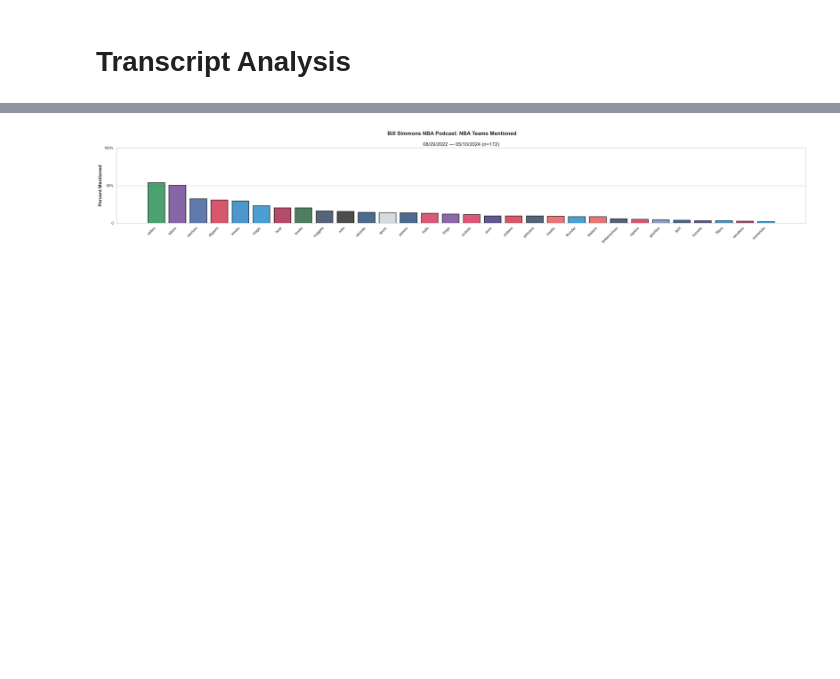
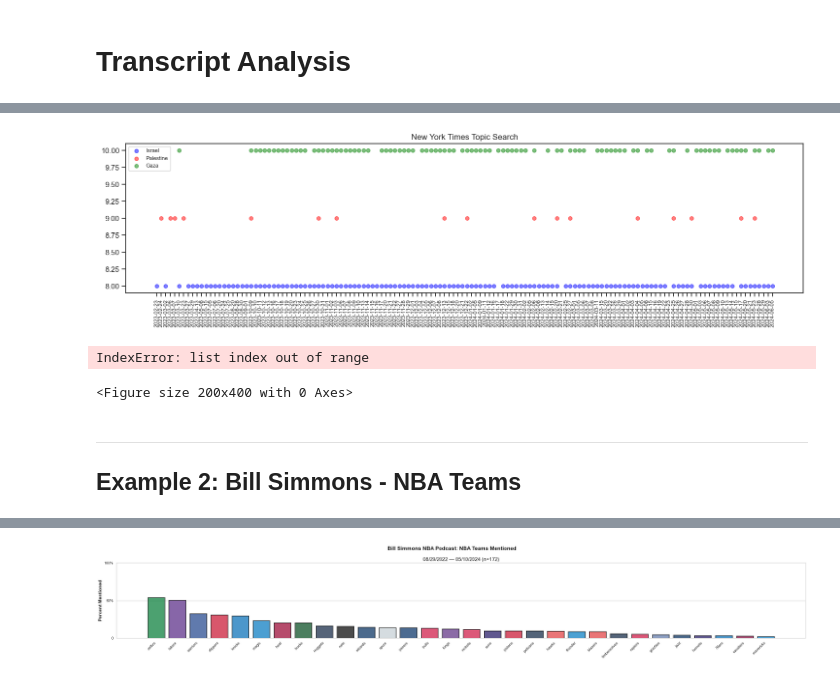
Before and after one commit to rahim-hashim/video_transcripts, a Jupyter notebook: transcript_analysis.ipynb, the cells around one changed output, grey strips where cells are left out. Saved outputs shown, nothing was run; the diff lists cells and outputs as text; code cells hidden in the pictures; blank space fills up the shorter version.

Commit message:
Transcription Update

```diff
--- a/transcript_analysis.ipynb
+++ b/transcript_analysis.ipynb
@@ -263,0 +259,5 @@ Pickling New York Times transcript_df.
+# %%
+# perform fuzzy match for all words in target_word_list
+target_word_list = ['Gaza', 'Palestine', 'Israel']
+fuzzy_threshold = 0.85
+topic_df = topic_search(transcript_df, target_word_list, fuzzy_threshold)
@@ -263,0 +302,63 @@ Pickling New York Times transcript_df.
+# %%
+# make a scatter plot for each date whether the target words are in the transcript
+sns.set_style("ticks")
+plt.figure(figsize=(18, 4))
+dates = topic_df['date']
+# for each date, see if each of the target words is in the transcript (has a max_fuzzy > 0.9)
+# if it is, add 1 to the count
+colors = ['green', 'red', 'blue']
+for date in tqdm.tqdm(sorted(dates), desc='Dates'):
+		date_df = topic_df[topic_df['date'] == date]
+		for idx, word in enumerate(target_word_list):
+			if date_df[f'max_fuzzy_{word}'].max() > 0.9:
+				plt.scatter(date, 10-idx, color=colors[idx], s=30, alpha=0.5, label=word)
+plt.xticks(rotation=90, fontsize=8)
+plt.title(f'{author_name} Topic Search')
+# only show the legend for each word once, not for each date
+# get the handles and labels for the legend
+handles, labels = plt.gca().get_legend_handles_labels()
+by_label = dict(zip(labels, handles))
+plt.legend(by_label.values(), by_label.keys(), loc='upper left', fontsize=8)
+plt.show()
+# %% [output]
+[figure, added]
+# %%
+# make a grouped bar plot for the number of rows with 'Michael Barbaro' vs. 'Sabrina Tavern' with max_fuzzy > 0.9
+# and the number of rows with the topic word with max_fuzzy > 0.9
+# make a plot as to the number of rows with 'Michael Barbaro' vs. 'Sabrina Tavern' with max_fuzzy > 0.9
+sns.set_theme(style="whitegrid")
+plt.figure(figsize=(2, 4))
+hosts = target_word_list[:2]
+topic = target_word_list[4]
+# for each host find the number of rows with max_fuzzy > 0.9 and plot
+for h_idx, host in enumerate(hosts):
+	spacing = 0
+	if h_idx > 0:
+		spacing = 1
+	# find the number of rows with max_fuzzy > 0.9 for the host
+	host_df = transcript_df[transcript_df[f'max_fuzzy_{host}'] > 0.85]
+	# find the number of rows with max_fuzzy > 0.9 for the topic
+	topic_df = host_df[host_df[f'max_fuzzy_{topic}'] > 0.85]
+	num_shows = host_df.shape[0]
+	num_shows_topic = topic_df.shape[0]
+	# plot as double bar graph with host and topic
+	if h_idx == 0:
+		plt.bar(h_idx+spacing, num_shows, color='b', alpha=0.7, label='Number of Shows')
+		plt.bar(h_idx+spacing+0.85, num_shows_topic, color='r', alpha=0.7, label=f'Number of Shows on {topic}')
+	else:
+		plt.bar(h_idx+spacing, num_shows, color='b', alpha=0.7)
+		plt.bar(h_idx+spacing+0.85, num_shows_topic, color='r', alpha=0.7)
+plt.xticks([0, 2], hosts)
+# rotate the x-axis labels
+plt.xticks(rotation=45)
+# legend outside of box outer right and smaller font size using bbox_to_anchor
+plt.legend(loc='upper left', bbox_to_anchor=(1, 1), fontsize='small')
+plt.ylabel('Number of Podcasts')
+# only keep horizontal grid
+plt.grid(axis='x')
+# %% [output]
+IndexError: list index out of range
+<Figure size 200x400 with 0 Axes>
+# %% [markdown]
+***
+## Example 2: Bill Simmons - NBA Teams
```
Also changed, not shown: parts of 13 cells of this notebook, 4 other files.
